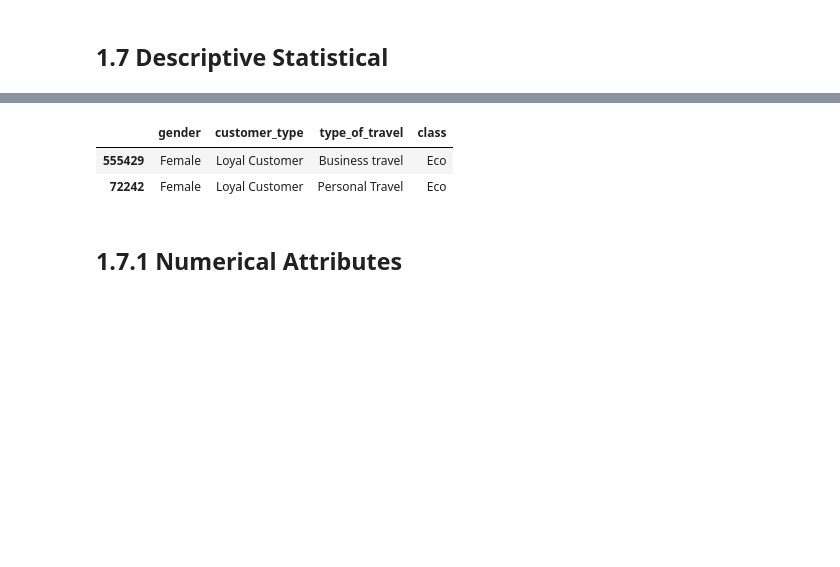
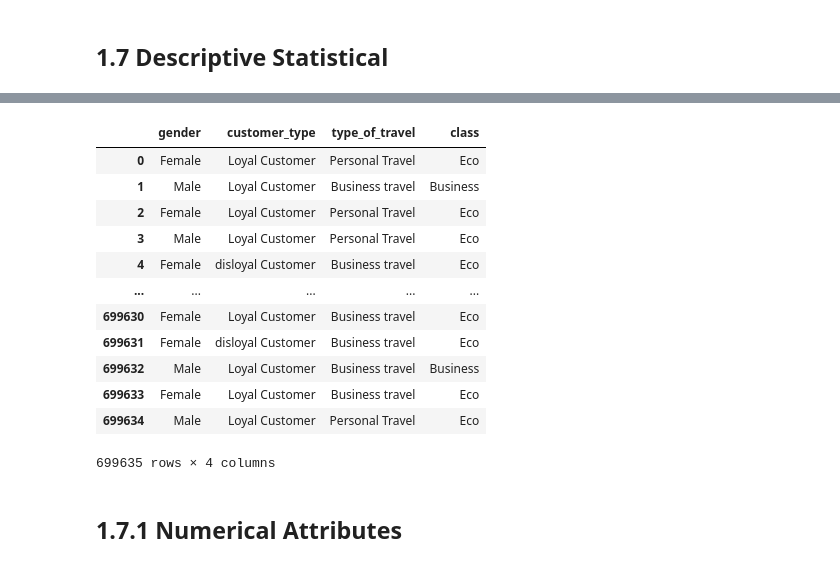
Before and after one commit to Data-Projects1/airline_satisfaction, a Jupyter notebook: notebooks/01.analise_satisf.ipynb, the cells around one changed output, grey strips where cells are left out. Saved outputs shown, nothing was run; the diff lists cells and outputs as text; code cells hidden in the pictures; blank space fills up the shorter version.

```diff
--- a/notebooks/01.analise_satisf.ipynb
+++ b/notebooks/01.analise_satisf.ipynb
@@ -235,9 +245,19 @@ num_attributes.sample(2)
 # %%
-cat_attributes.sample(2)
+display(cat_attributes)
 # %% [output]
 |  | gender | customer_type | type_of_travel | class |
-| 555429 | Female | Loyal Customer | Business travel | Eco |
-| 72242 | Female | Loyal Customer | Personal Travel | Eco |
+| 0 | Female | Loyal Customer | Personal Travel | Eco |
+| 1 | Male | Loyal Customer | Business travel | Business |
+| 2 | Female | Loyal Customer | Personal Travel | Eco |
+| 3 | Male | Loyal Customer | Personal Travel | Eco |
+| 4 | Female | disloyal Customer | Business travel | Eco |
+| ... | ... | ... | ... | ... |
+| 699630 | Female | Loyal Customer | Business travel | Eco |
+| 699631 | Female | disloyal Customer | Business travel | Eco |
+| 699632 | Male | Loyal Customer | Business travel | Business |
+| 699633 | Female | Loyal Customer | Business travel | Eco |
+| 699634 | Male | Loyal Customer | Personal Travel | Eco |
+699635 rows × 4 columns
 # %% [markdown]
 ## 1.7.1 Numerical Attributes
 # %%
```
Also changed, not shown: parts of 8 cells of this notebook.
